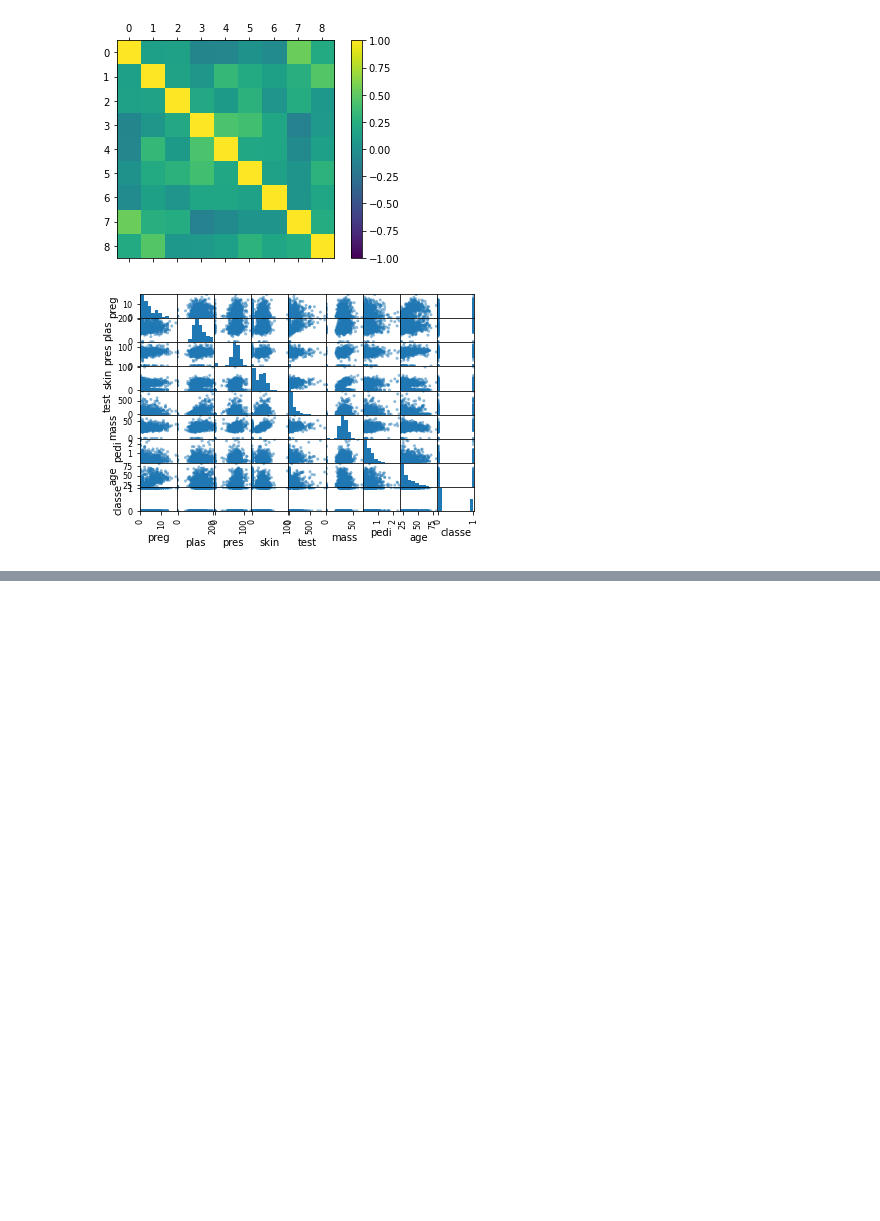
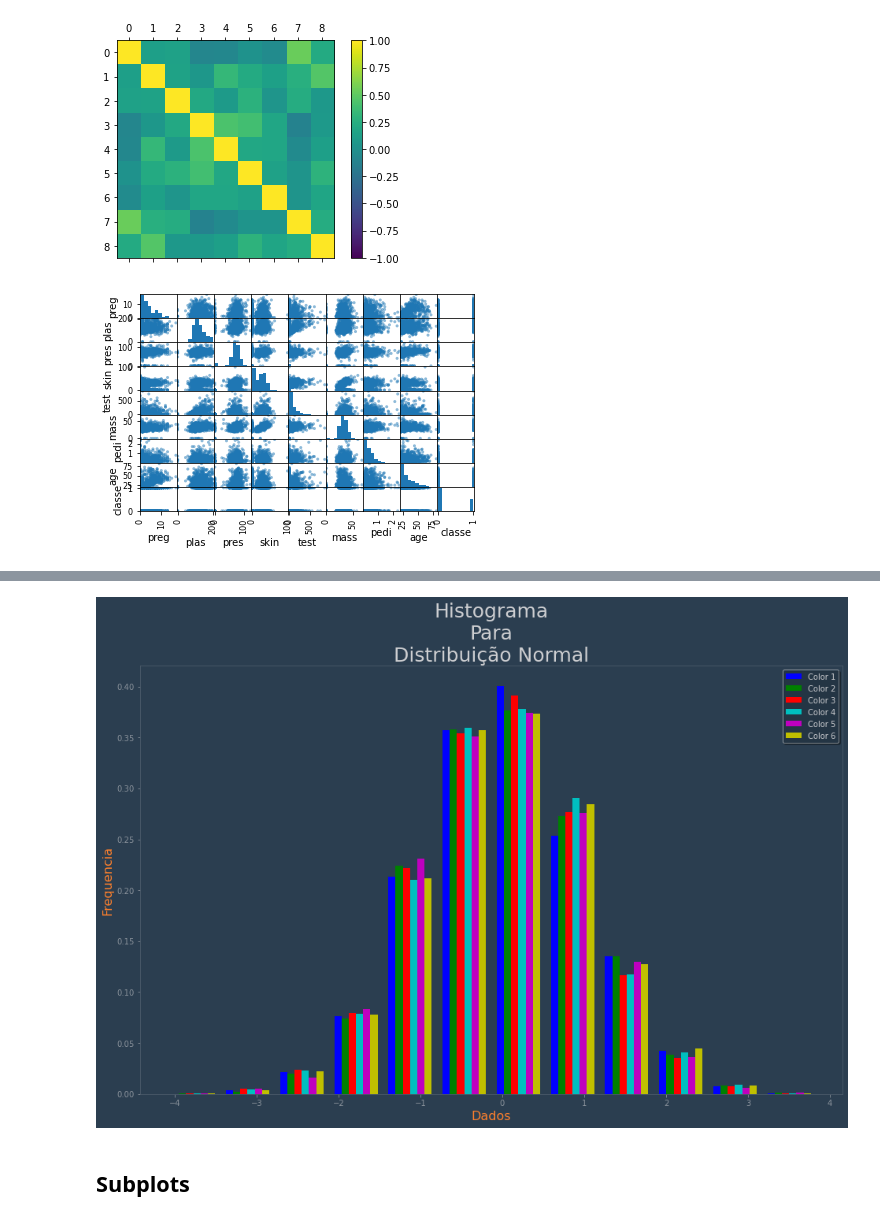
Before and after one commit to acnaweb/python-data-analysis, a Jupyter notebook: dataviz_matplotlib.ipynb, the cells around one changed output, grey strips where cells are left out. Cells and saved outputs as stored; diff of their text form; code cells hidden in the pictures; blank space fills up the shorter version.

```diff
--- a/dataviz_matplotlib.ipynb
+++ b/dataviz_matplotlib.ipynb
@@ -88,0 +137,7 @@ plt.show()
+# %%
+plt.style.use("estilos/personalestilo-1.mplstyle")
+cria_plot()
+# %% [output]
+[figure, added]
+# %% [markdown]
+## Subplots
```
Also changed, not shown: parts of 7 cells of this notebook, 12 other files.
